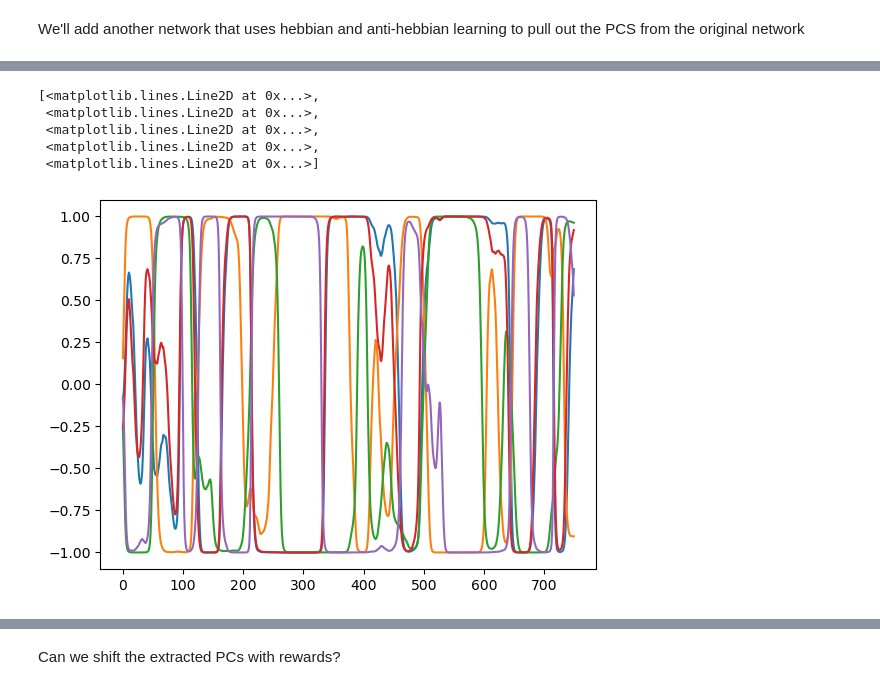
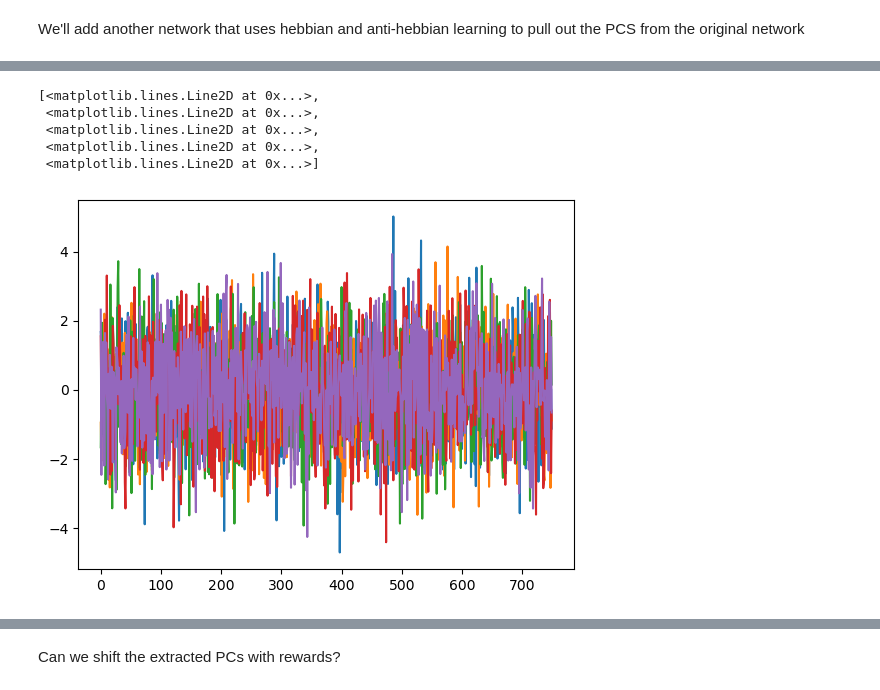
Before and after one commit to eaamematsro/basal_ganglia, a Jupyter notebook: bg_project/notebooks/exploration_distribution.ipynb, the cells around one changed output, grey strips where cells are left out. Cells and saved outputs as stored; diff of their text form; code cells hidden in the pictures.

```diff
--- a/bg_project/notebooks/exploration_distribution.ipynb
+++ b/bg_project/notebooks/exploration_distribution.ipynb
@@ -6,8 +6,12 @@ np.random.seed(1234)
 # %%
 def activation_func(x):
     return np.tanh(x)
+
+def update_weights(presynaptic, postsynaptic, current_weights, lr: float = 1e-3):
+    dw = (postsynaptic[:, None] @ presynaptic[None, :] - np.diag(postsynaptic ** 2) @ current_weights) * lr
+    return current_weights + dw
 # %%
-n_neurons, latent_rank, n_trials, duration = 500, 50, 20, 750
+n_neurons, latent_rank, n_trials, duration = 500, 30, 20, 750
 input_tau = .05
 times = np.linspace(0, 1, duration)
 
@@ -127,28 +163,27 @@ for trial in range(trials):
 # %%
 noise = np.random.randn(n_neurons, duration, 1)
 noise_bg = np.random.randn(n_neurons_bg, duration, 1)
 
 x_0 = np.random.randn(n_neurons, 1)
 bg_0 = np.random.randn(n_neurons_bg, 1)
 r = activation_func(x_0)
 r_bg = activation_func(bg_0)
 r_store = np.zeros((n_neurons, duration, 1))
 r_bg_store = np.zeros((n_neurons_bg, duration, 1))
 x = x_0.copy()
 x_bg = bg_0.copy()
 for ti in range(duration):
-    x += dt/tau * (-x + J @ r + noise[:, ti] + (I * input[ti])[:, None])
-    r = activation_func(x)
+    x = noise[:, ti]
+    r = x #activation_func(x)
     r_store[:, ti] = r
-    x_bg += dt/tau * (-x_bg + W_ff @ r - W_fb @ r_bg + 0 * noise_bg[:, ti])
-    r_bg = activation_func(x_bg / 10)
+    r_bg = np.linalg.inv(np.eye(n_neurons_bg) + W_fb) @ (W_ff @ r) + noise_bg[:, ti]
     r_bg_store[:, ti] = r_bg
 pcs = pca.transform(r_store.squeeze().T).T
 plt.plot(r_bg_store[:5, :].squeeze().T)
 # %% [output]
 [<matplotlib.lines.Line2D at 0x...>,
  <matplotlib.lines.Line2D at 0x...>,
  <matplotlib.lines.Line2D at 0x...>,
  <matplotlib.lines.Line2D at 0x...>,
  <matplotlib.lines.Line2D at 0x...>]
-[figure, old version]
+[figure, new version]
```
Also changed, not shown: parts of 30 cells of this notebook.
